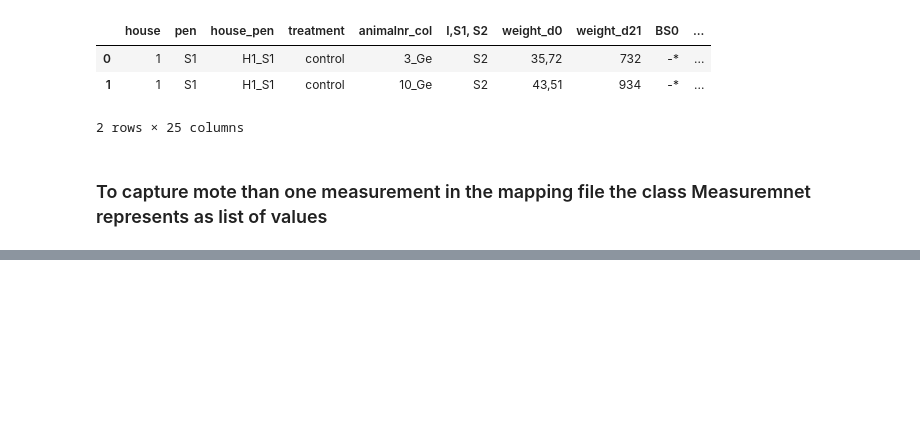
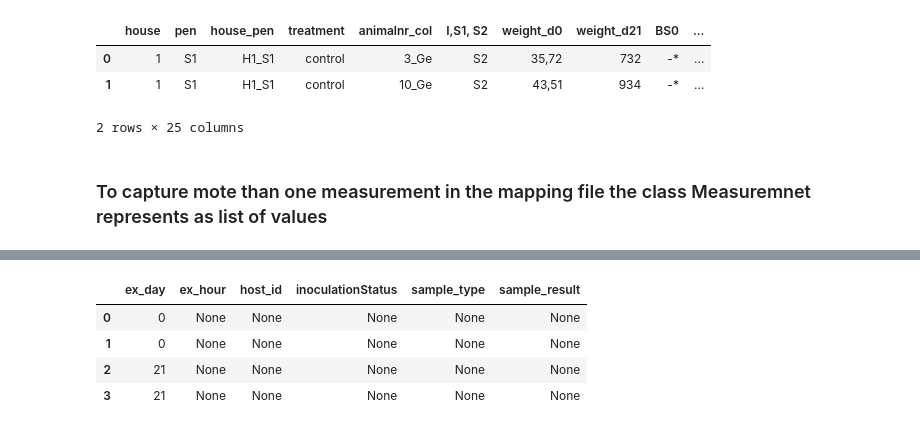
Before and after one commit to UtrechtUniversity/summer-fair, a Jupyter notebook: src/create_ontology/map_ontology/summerfair-manual.ipynb, the cells around one changed output, grey strips where cells are left out. Saved outputs shown, nothing was run; the diff lists cells and outputs as text; code cells hidden in the pictures; blank space fills up the shorter version.

```diff
--- a/src/create_ontology/map_ontology/summerfair-manual.ipynb
+++ b/src/create_ontology/map_ontology/summerfair-manual.ipynb
@@ -213,0 +309,2 @@ dataset2.tidy_dataset
+# %%
+ontology2 = Ontology(ont_file)
@@ -213,0 +331,6 @@ dataset2.tidy_dataset
+# %%
+for _, row in dataset2.tidy_dataset.iterrows():
+    # check for the required field
+    # if it doesn't exit then run it for each row
+    if mappings2.required_field is None or row[mappings2.required_field]:
+        ontology2.populate_ontology(mappings2, row)
@@ -213,0 +358,28 @@ dataset2.tidy_dataset
+# %%
+query2 = """
+Prefix : <http://www.purl.org/infection_trans#>
+SELECT ?ex_day ?ex_hour ?host_id ?inoculationStatus ?sample_type  ?sample_result
+Where{
+?experiment a :Experiment;
+                          :experimentDay ?ex_day;
+                          :hasMeasurement ?measurement.
+              ?measurement a :Measurement;
+                           :hasHost ?host.
+
+
+}"""
+
+qres2 = ontology2.graph.query(query2)
+# %%
+result = pd.DataFrame(
+        data=([None if x is None else x.toPython() for x in row] for row in qres2),
+        columns=[str(x) for x in qres2.vars],
+    )
+
+result
+# %% [output]
+|  | ex_day | ex_hour | host_id | inoculationStatus | sample_type | sample_result |
+| 0 | 0 | None | None | None | None | None |
+| 1 | 0 | None | None | None | None | None |
+| 2 | 21 | None | None | None | None | None |
+| 3 | 21 | None | None | None | None | None |
```
Also changed, not shown: parts of 30 cells of this notebook.
